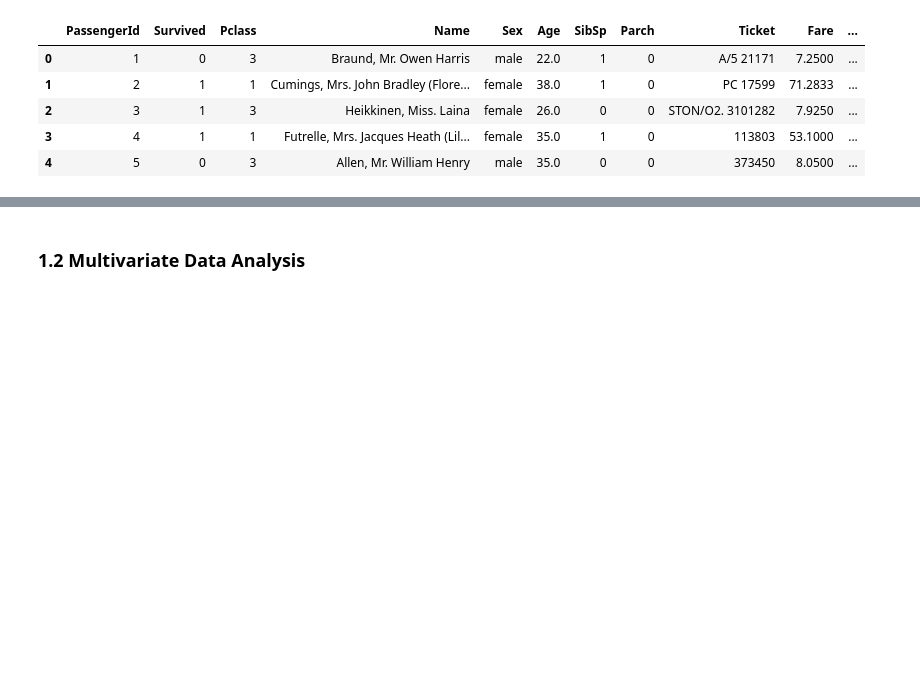
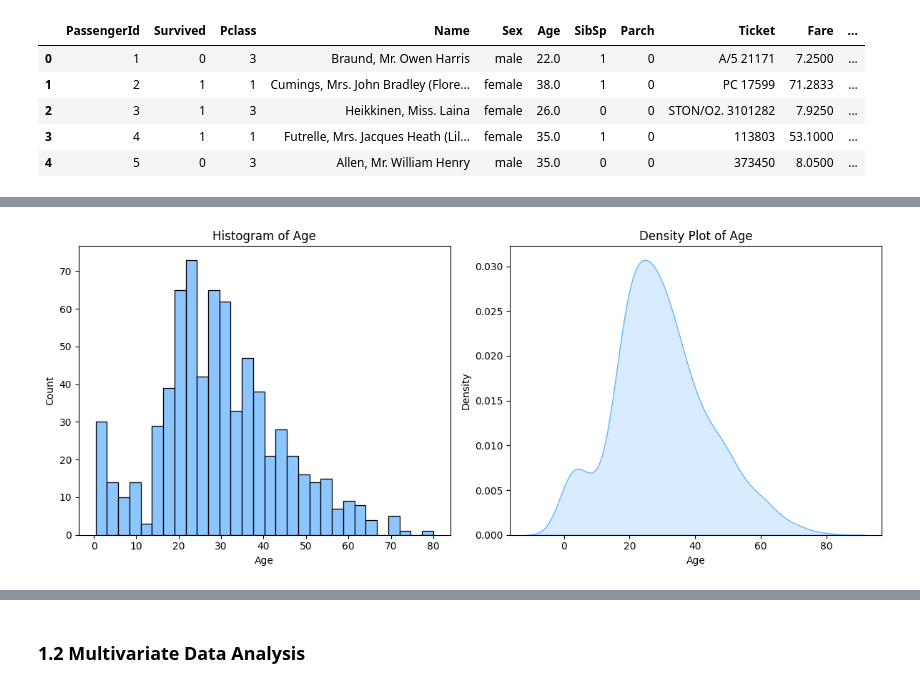
Before and after one commit to fede-giorgi/Transformer_is_All_You_Need, a Jupyter notebook: project.ipynb, the cells around one changed output, grey strips where cells are left out. Cells and saved outputs as stored; diff of their text form; code cells hidden in the pictures; blank space fills up the shorter version.

```diff
--- a/project.ipynb
+++ b/project.ipynb
@@ -111,0 +124,13 @@ sns.distplot(df_train['Fare'])
+# %%
+fig, axes = plt.subplots(1, 2, figsize=(12, 5))
+
+sns.histplot(df_train["Age"].dropna(), bins=30, kde=False, color="#66B2FF", ax=axes[0])
+axes[0].set_title("Histogram of Age")
+
+sns.kdeplot(df_train["Age"].dropna(), fill=True, color="#66B2FF", ax=axes[1])
+axes[1].set_title("Density Plot of Age")
+
+plt.tight_layout()
+plt.show()
+# %% [output]
+[figure, added]
```
Also changed, not shown: parts of 24 cells of this notebook.
